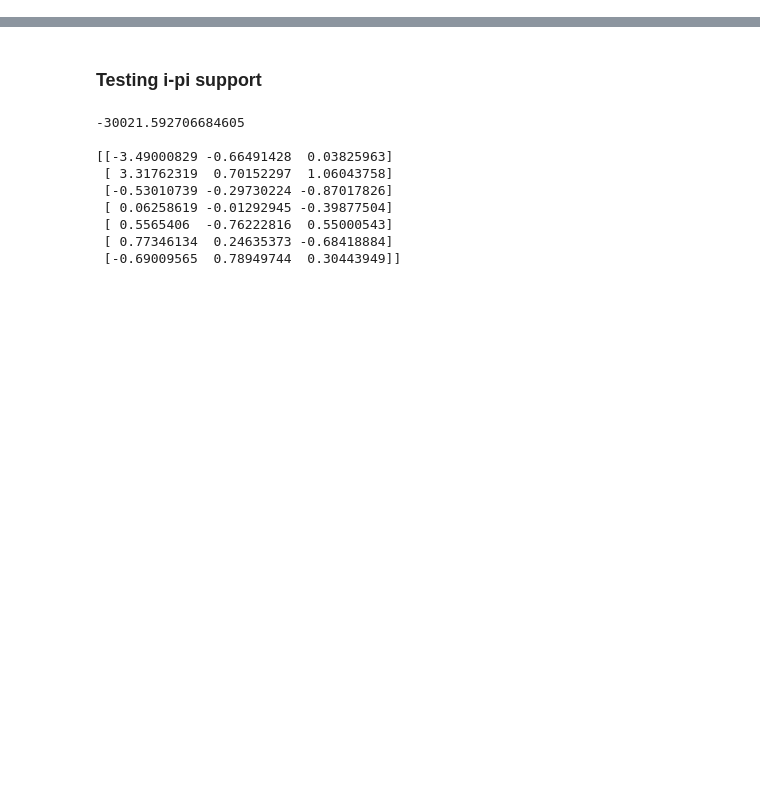
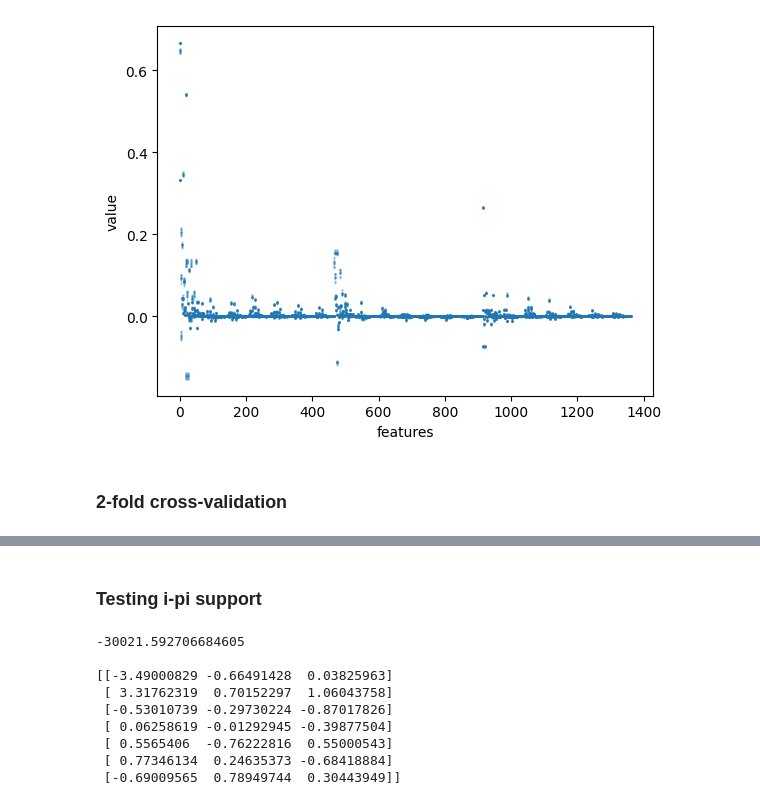
Before and after one commit to lab-cosmo/equisolve, a Jupyter notebook: examples/multi_spectra_script-thorben.ipynb, the cells around one changed output, grey strips where cells are left out. Saved outputs shown, nothing was run; the diff lists cells and outputs as text; code cells hidden in the pictures; blank space fills up the shorter version.

```diff
--- a/examples/multi_spectra_script-thorben.ipynb
+++ b/examples/multi_spectra_script-thorben.ipynb
@@ -50,0 +103,11 @@ y_pred = script.forward(Xi)
+# %%
+for i in range(X[0].values.shape[1]):
+    plt.scatter(np.ones(X[0].values[:, i].shape[0])*i, X[0].values[:, i], alpha=0.25, color='C0', s=0.5)
+plt.xlabel('features')
+plt.ylabel('value')
+plt.show()
+plt.close()
+# %% [output]
+[figure, added]
+# %% [markdown]
+### 2-fold cross-validation
```
Also changed, not shown: parts of 26 cells of this notebook, 3 other files.
